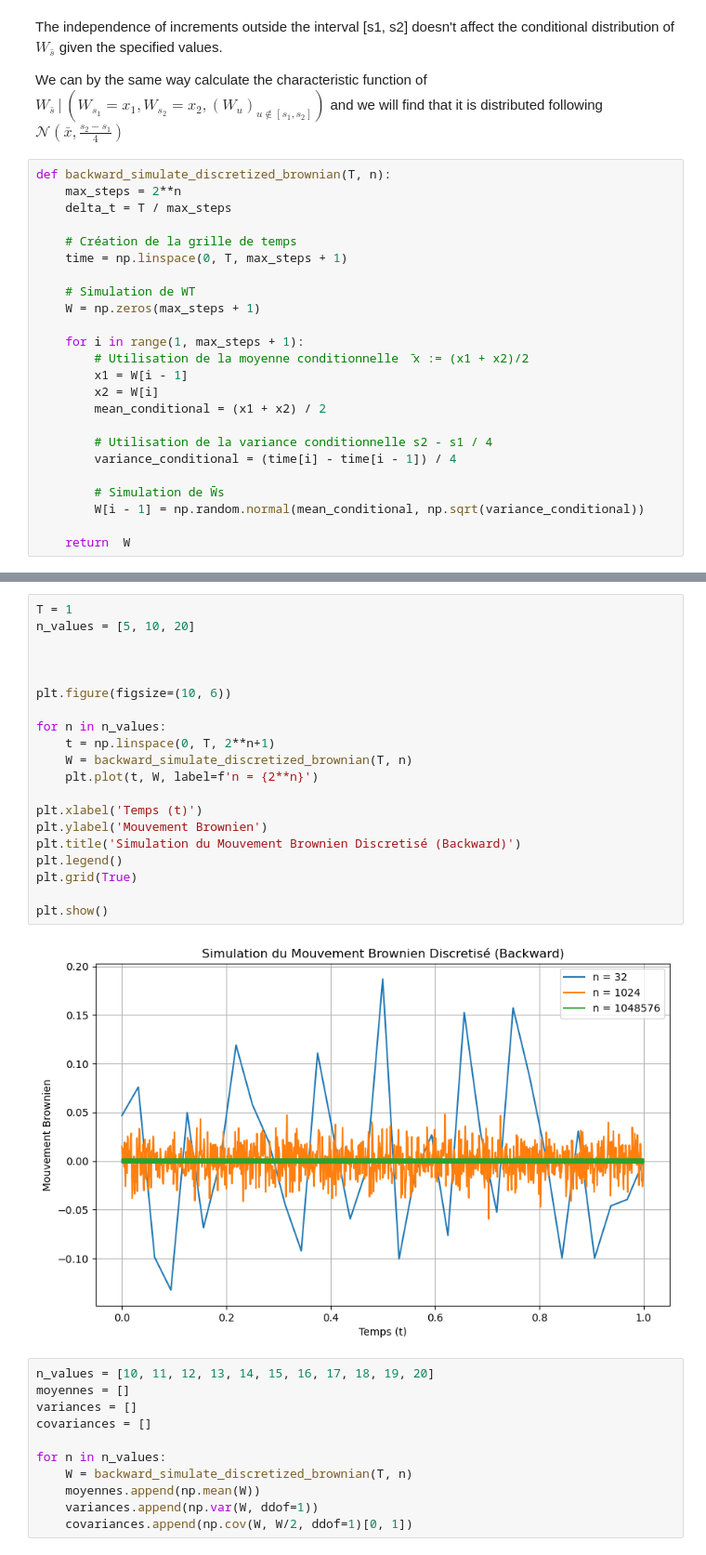
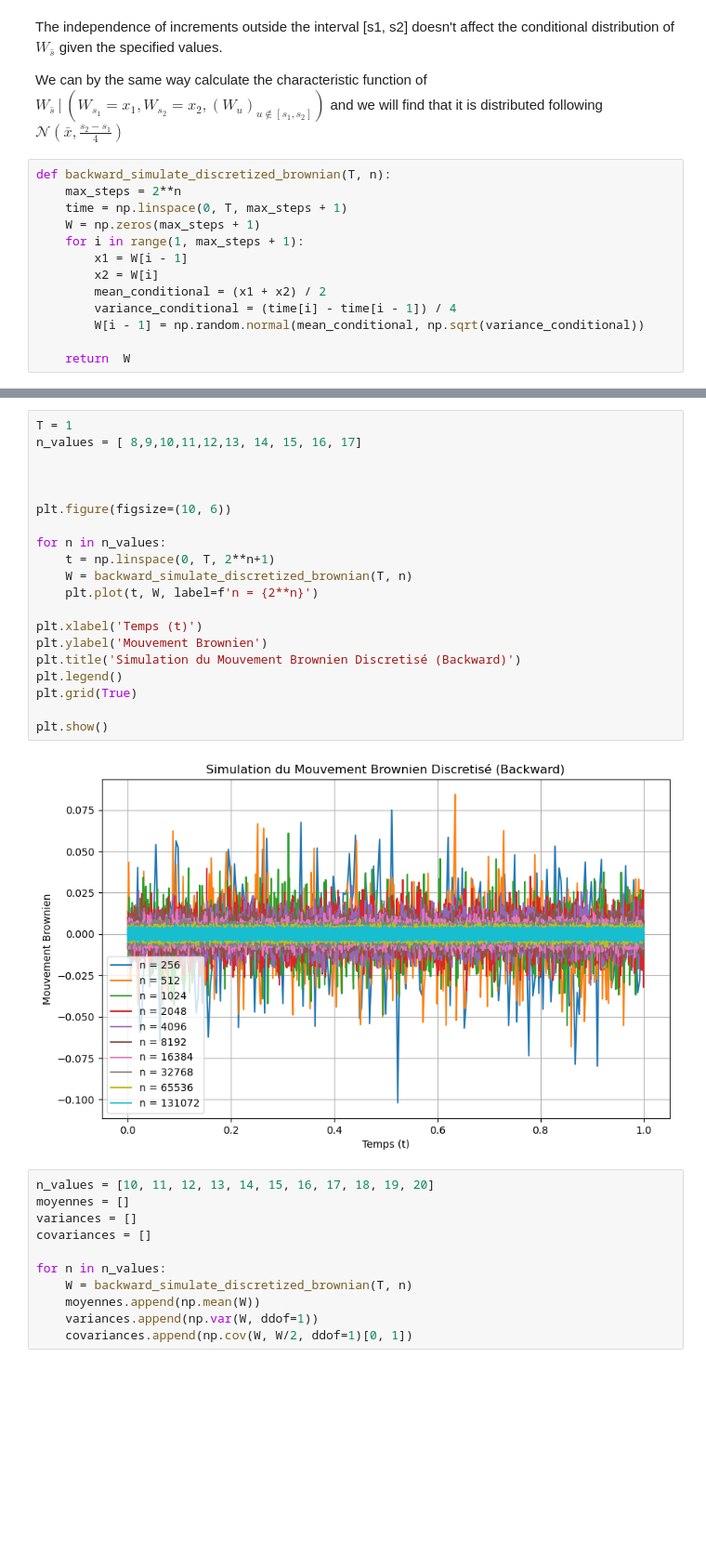
Before and after one commit to momoth12/Stochastic-Calculus-for-Finance, a Jupyter notebook: CPS1.2/THIAW_Mouhamadou_cps_1_2.ipynb, the cells around one changed output, grey strips where cells are left out. Shown at 93% size. Cells and saved outputs as stored; diff of their text form; blank space fills up the shorter version.

```diff
--- a/CPS1.2/THIAW_Mouhamadou_cps_1_2.ipynb
+++ b/CPS1.2/THIAW_Mouhamadou_cps_1_2.ipynb
@@ -165,24 +165,13 @@ We can by the same way calculate the characteristic function of $W_{\bar s}\,|\,
 # %%
 def backward_simulate_discretized_brownian(T, n):
     max_steps = 2**n
-    delta_t = T / max_steps
-
-    # Création de la grille de temps
     time = np.linspace(0, T, max_steps + 1)
-
-    # Simulation de WT
     W = np.zeros(max_steps + 1)
-
     for i in range(1, max_steps + 1):
-        # Utilisation de la moyenne conditionnelle  ̄x := (x1 + x2)/2
         x1 = W[i - 1]
         x2 = W[i]
         mean_conditional = (x1 + x2) / 2
-
-        # Utilisation de la variance conditionnelle s2 - s1 / 4
         variance_conditional = (time[i] - time[i - 1]) / 4
-
-        # Simulation de W̄s
         W[i - 1] = np.random.normal(mean_conditional, np.sqrt(variance_conditional))
 
     return  W
@@ -204,25 +178,25 @@ def simulate_backward_discretized_brownian(T, n):
 # %%
 T = 1
-n_values = [5, 10, 20]
+n_values = [ 8,9,10,11,12,13, 14, 15, 16, 17]
 
 
 
 plt.figure(figsize=(10, 6))
 
 for n in n_values:
     t = np.linspace(0, T, 2**n+1)
     W = backward_simulate_discretized_brownian(T, n)
     plt.plot(t, W, label=f'n = {2**n}')
 
 plt.xlabel('Temps (t)')
 plt.ylabel('Mouvement Brownien')
 plt.title('Simulation du Mouvement Brownien Discretisé (Backward)')
 plt.legend()
 plt.grid(True)
 
 plt.show()
 # %% [output]
-[figure, old version]
+[figure, new version]
 # %%
 n_values = [10, 11, 12, 13, 14, 15, 16, 17, 18, 19, 20]
 moyennes = []
```
Also changed, not shown: parts of 11 cells of this notebook, 4 other files.
